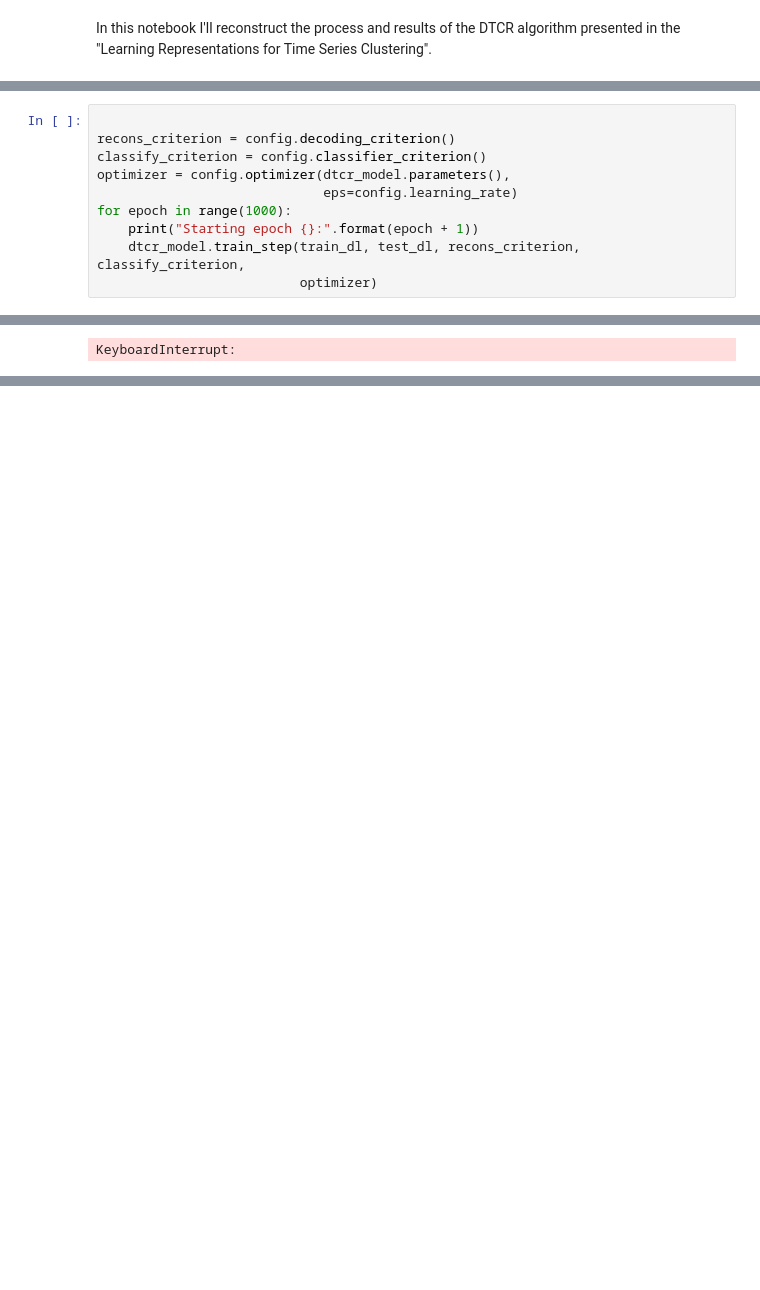
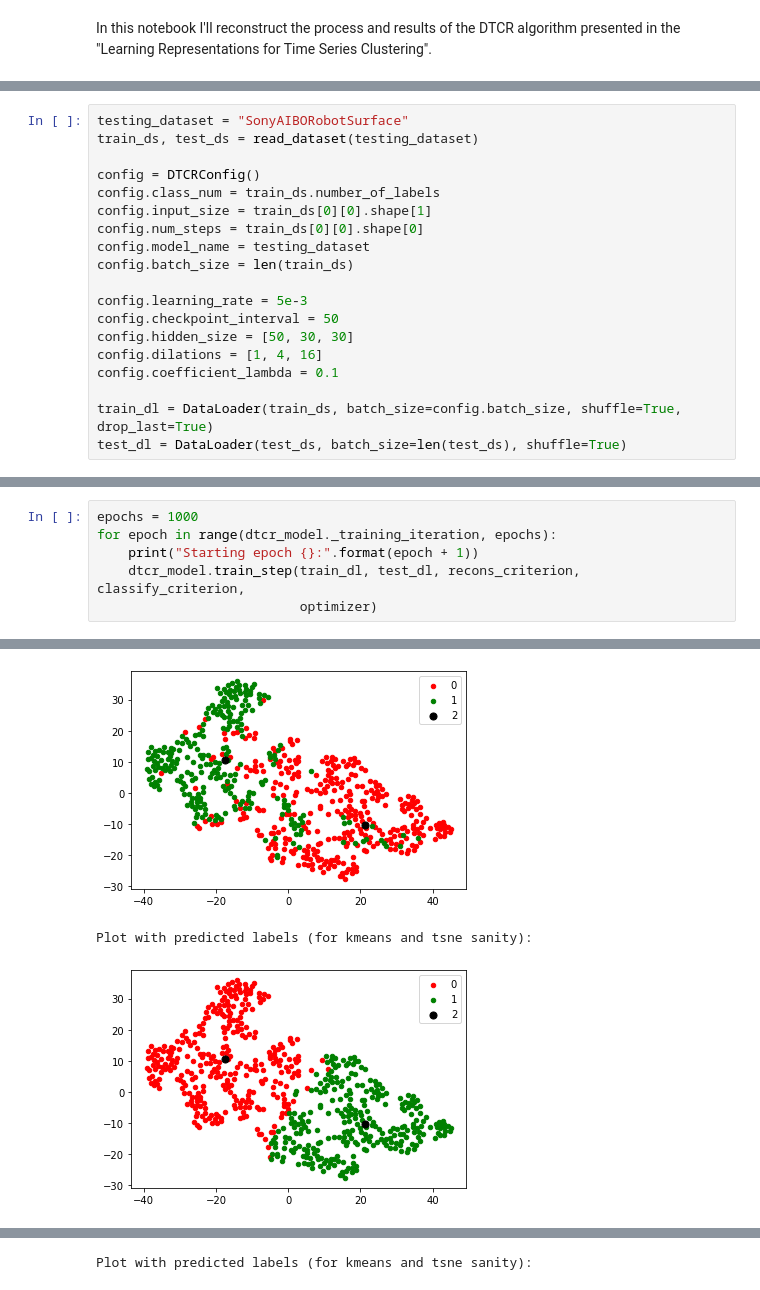
Before and after one commit to NKloco/AMLFinal, a Jupyter notebook: DTCR_reconstruction.ipynb, the cells around one changed output, grey strips where cells are left out. Saved outputs shown, nothing was run; the diff lists cells and outputs as text; blank space fills up the shorter version.

Commit message:
Updated results for ADTCR and DTCR notebooks

```diff
--- a/DTCR_reconstruction.ipynb
+++ b/DTCR_reconstruction.ipynb
@@ -23,0 +9,19 @@ The dataset Coffee was loaded.
+# %%
+testing_dataset = "SonyAIBORobotSurface"
+train_ds, test_ds = read_dataset(testing_dataset)
+
+config = DTCRConfig()
+config.class_num = train_ds.number_of_labels
+config.input_size = train_ds[0][0].shape[1]
+config.num_steps = train_ds[0][0].shape[0]
+config.model_name = testing_dataset
+config.batch_size = len(train_ds)
+
+config.learning_rate = 5e-3
+config.checkpoint_interval = 50
+config.hidden_size = [50, 30, 30]
+config.dilations = [1, 4, 16]
+config.coefficient_lambda = 0.1
+
+train_dl = DataLoader(train_ds, batch_size=config.batch_size, shuffle=True, drop_last=True)
+test_dl = DataLoader(test_ds, batch_size=len(test_ds), shuffle=True)
@@ -45,10 +59,6 @@ DTCRModel(
 # %%
-
-recons_criterion = config.decoding_criterion()
-classify_criterion = config.classifier_criterion()
-optimizer = config.optimizer(dtcr_model.parameters(),
-                             eps=config.learning_rate)
-for epoch in range(1000):
+epochs = 1000
+for epoch in range(dtcr_model._training_iteration, epochs):
     print("Starting epoch {}:".format(epoch + 1))
     dtcr_model.train_step(train_dl, test_dl, recons_criterion, classify_criterion,
                           optimizer)
@@ -73 +83,3 @@ Starting epoch 415:
+[figure, added]
-KeyboardInterrupt:
+Plot with predicted labels (for kmeans and tsne sanity):
+[figure, added]
@@ -73,0 +104 @@ KeyboardInterrupt:
+Plot with predicted labels (for kmeans and tsne sanity):
```
Also changed, not shown: parts of 7 cells of this notebook, 1 other file.
